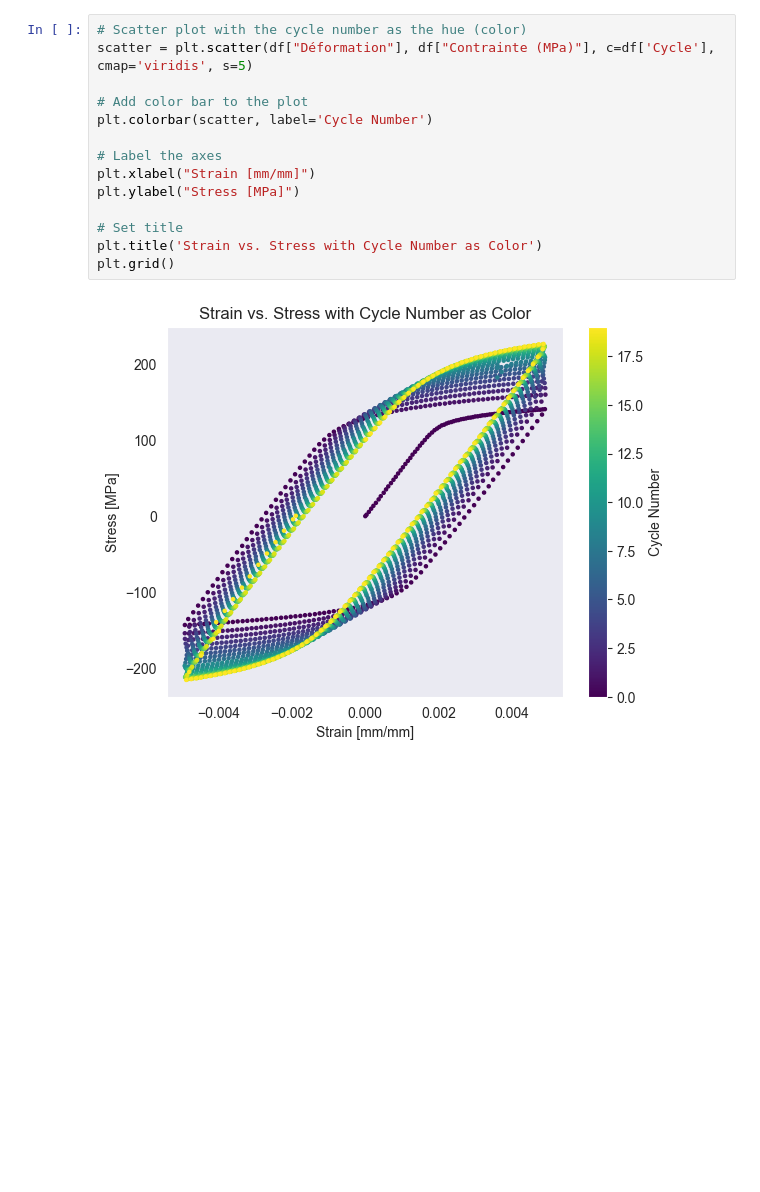
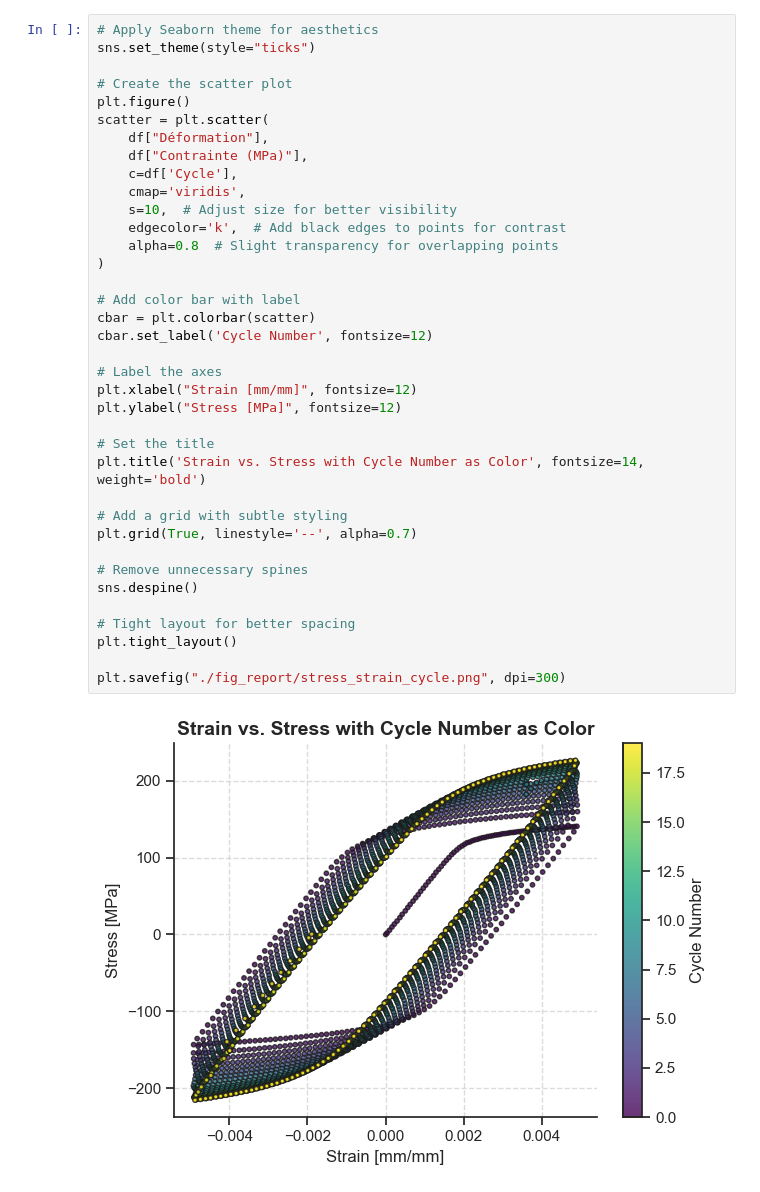
Before and after one commit to LouisPauchet/2024_INSA_MM_Project, a Jupyter notebook: ProcessingExperiement.ipynb, the cells around one changed output. Cells and saved outputs as stored; diff of their text form; blank space fills up the shorter version.

```diff
--- a/ProcessingExperiement.ipynb
+++ b/ProcessingExperiement.ipynb
@@ -464,17 +412,40 @@ plt.savefig("sim.png")
 # %%
-# Scatter plot with the cycle number as the hue (color)
-scatter = plt.scatter(df["Déformation"], df["Contrainte (MPa)"], c=df['Cycle'], cmap='viridis', s=5)
+# Apply Seaborn theme for aesthetics
+sns.set_theme(style="ticks")
 
-# Add color bar to the plot
-plt.colorbar(scatter, label='Cycle Number')
+# Create the scatter plot
+plt.figure()
+scatter = plt.scatter(
+    df["Déformation"],
+    df["Contrainte (MPa)"],
+    c=df['Cycle'],
+    cmap='viridis',
+    s=10,  # Adjust size for better visibility
+    edgecolor='k',  # Add black edges to points for contrast
+    alpha=0.8  # Slight transparency for overlapping points
+)
+
+# Add color bar with label
+cbar = plt.colorbar(scatter)
+cbar.set_label('Cycle Number', fontsize=12)
 
 # Label the axes
-plt.xlabel("Strain [mm/mm]")
-plt.ylabel("Stress [MPa]")
+plt.xlabel("Strain [mm/mm]", fontsize=12)
+plt.ylabel("Stress [MPa]", fontsize=12)
 
-# Set title
-plt.title('Strain vs. Stress with Cycle Number as Color')
-plt.grid()
+# Set the title
+plt.title('Strain vs. Stress with Cycle Number as Color', fontsize=14, weight='bold')
+
+# Add a grid with subtle styling
+plt.grid(True, linestyle='--', alpha=0.7)
+
+# Remove unnecessary spines
+sns.despine()
+
+# Tight layout for better spacing
+plt.tight_layout()
+
+plt.savefig("./fig_report/stress_strain_cycle.png", dpi=300)
 # %% [output]
-[figure, old version]
+[figure, new version]
 # %%
```
Also changed, not shown: parts of 29 cells of this notebook.
